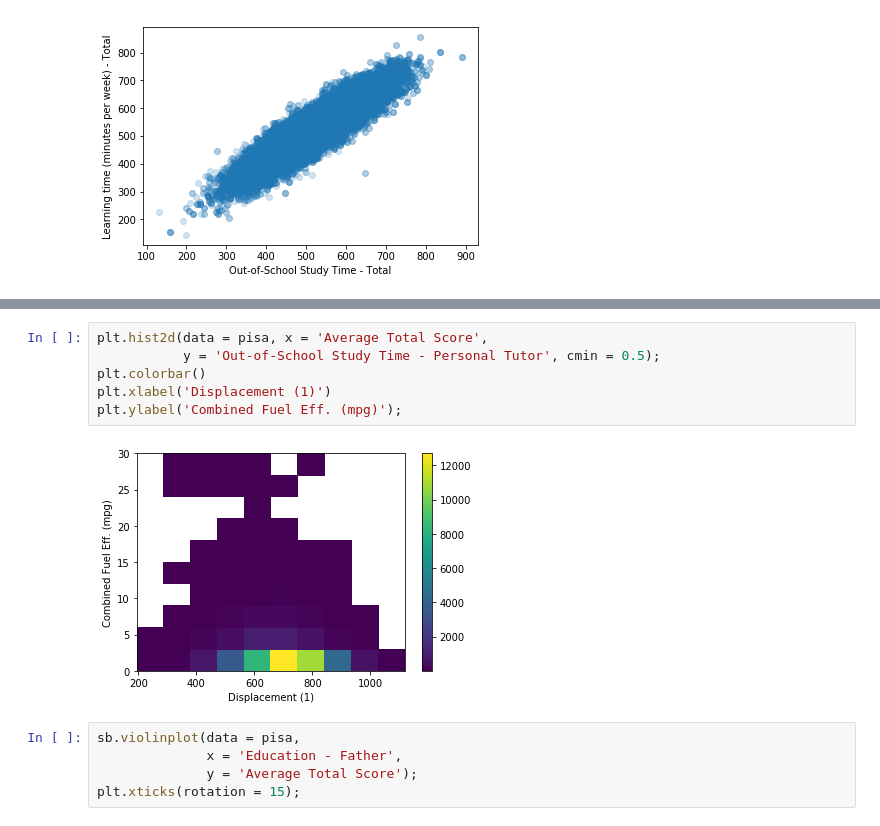
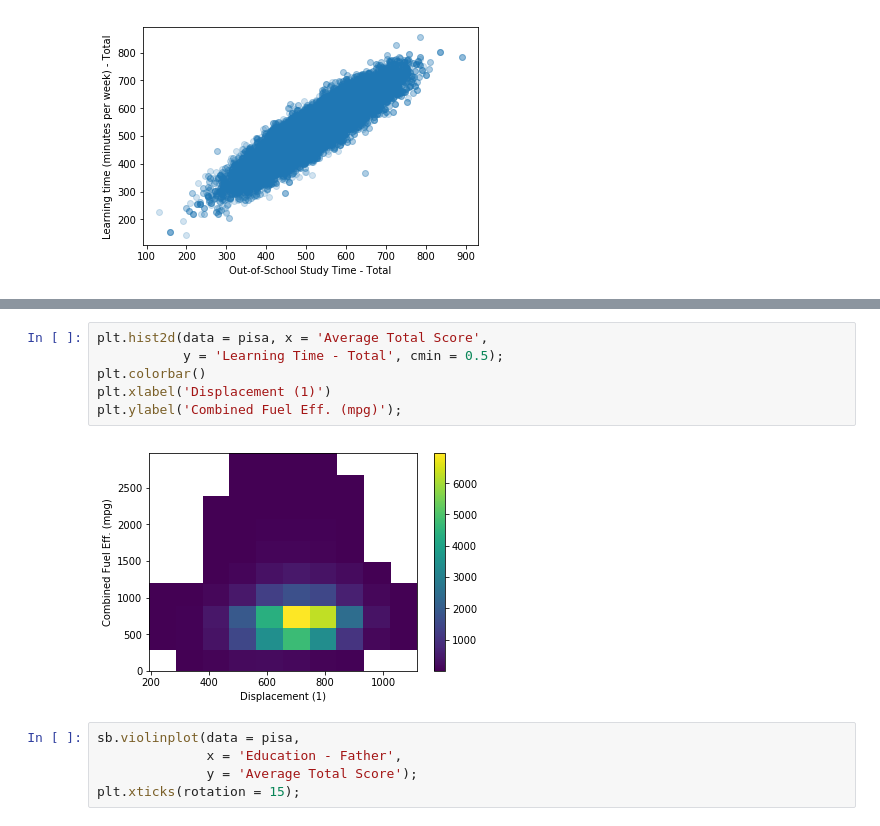
Before and after one commit to Dyke-F/Pisa-Data-Analysis, a Jupyter notebook: pisa_exploration.ipynb, the cells around one changed output, grey strips where cells are left out. Saved outputs shown, nothing was run; the diff lists cells and outputs as text.

Commit message:
Fix univariate plots and begin with text

```diff
--- a/pisa_exploration.ipynb
+++ b/pisa_exploration.ipynb
@@ -439,11 +532,11 @@ plt.ylabel('Learning time (minutes per week) - Total');
 # %%
 plt.hist2d(data = pisa, x = 'Average Total Score',
-           y = 'Out-of-School Study Time - Personal Tutor', cmin = 0.5);
+           y = 'Learning Time - Total', cmin = 0.5);
 plt.colorbar()
 plt.xlabel('Displacement (1)')
 plt.ylabel('Combined Fuel Eff. (mpg)');
 # %% [output]
-[figure, old version]
+[figure, new version]
 # %%
 sb.violinplot(data = pisa,
               x = 'Education - Father',
```
Also changed, not shown: parts of 21 cells of this notebook.
